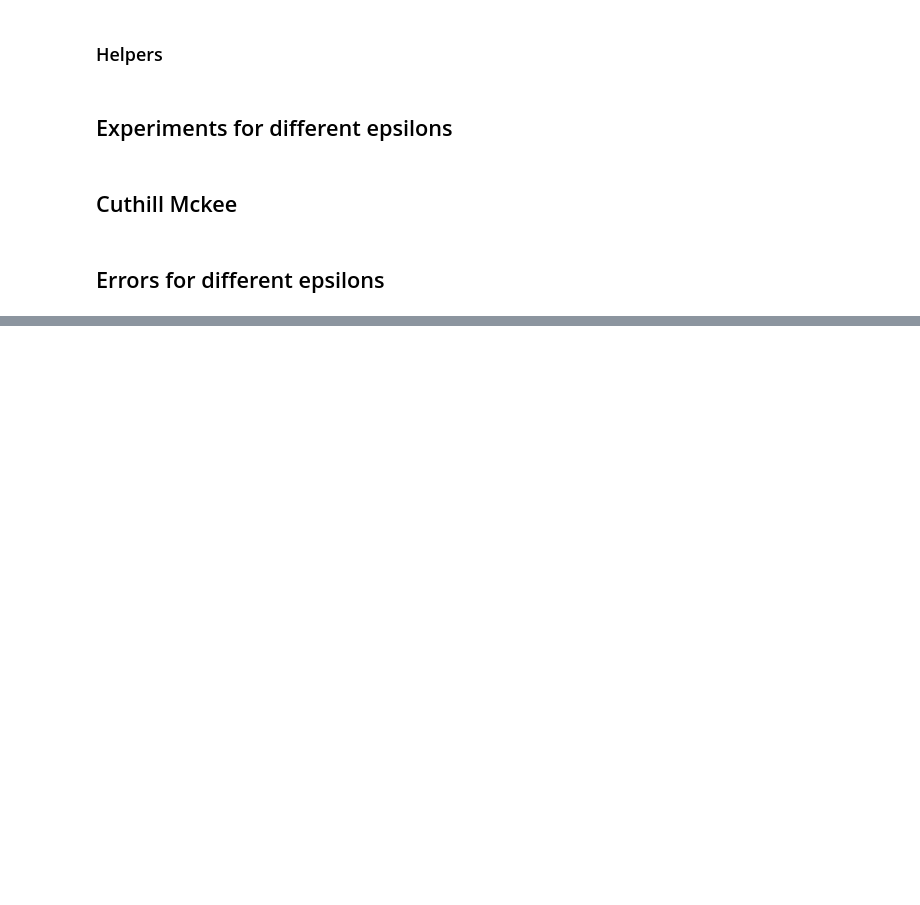
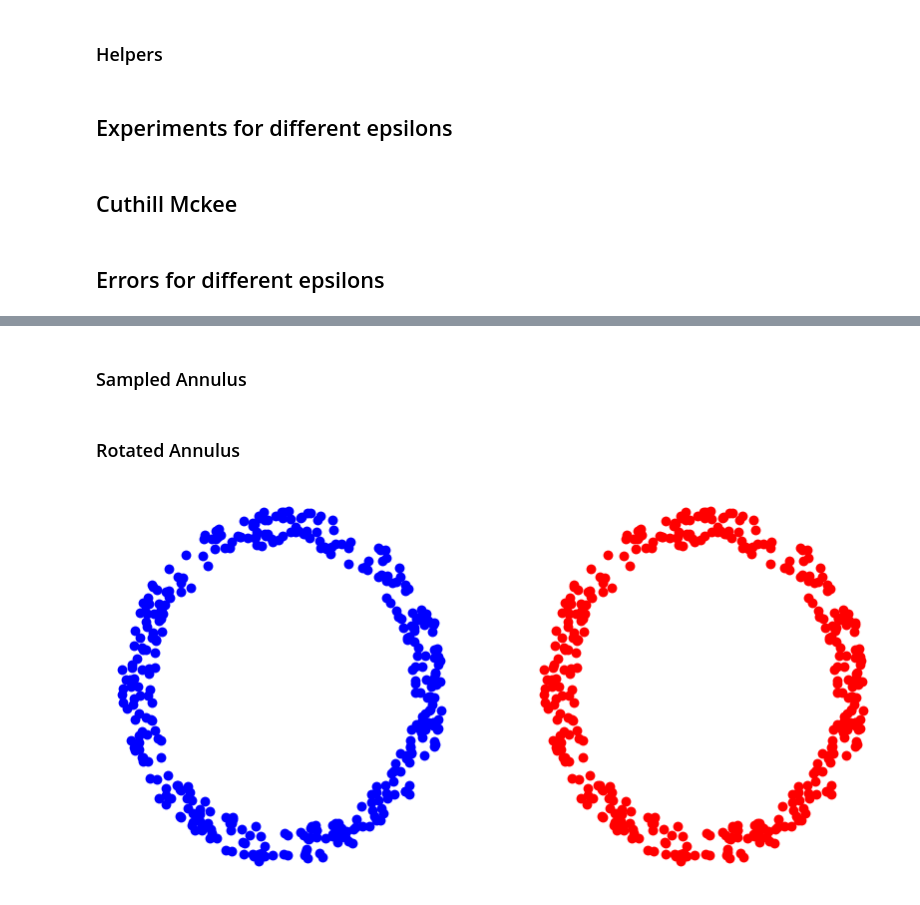
Before and after one commit to redachhaibi/computational-ot, a Jupyter notebook: ipynb/NewtonSparsityExperiments.ipynb, the cells around one changed output, grey strips where cells are left out. Saved outputs shown, nothing was run; the diff lists cells and outputs as text; code cells hidden in the pictures; blank space fills up the shorter version.

```diff
--- a/ipynb/NewtonSparsityExperiments.ipynb
+++ b/ipynb/NewtonSparsityExperiments.ipynb
@@ -209,10 +212,9 @@ for i in range(n):
 # %% [markdown]
 ## Cuthill Mckee
 # %%
-cutoff_x=[1e-10,1e-8,1e-9,1e-9,1e-9,1e-8,1e-9,1e-9,1e-8,1e-8,1e-8]
-cutoff_y=[1e-7,1e-8,1e-9,1e-9,1e-8,1e-8,1e-8,1e-8,1e-8,1e-8,1e-8]
+cutoff_x=[1e-7,1e-7,1e-7,1e-9,1e-9,1e-9,1e-9,1e-9,1e-9,1e-8,1e-8,1e-8]
+cutoff_y=[1e-10,1e-9,1e-8,1e-9,1e-9,1e-9,1e-9,1e-8,1e-8,1e-8,1e-8,1e-8]
 for i in range(n):
-
     CuthillMckee=computational_OT._Expcuthill_mckee(P[i])
     CuthillMckee._evaluate(cut_offx=cutoff_x[i],cut_offy=cutoff_y[i],epsilon=epsilons[i])
 # %% [markdown]
@@ -234,0 +241,32 @@ plt.show()
+# %%
+N=[400,400]
+# %% [markdown]
+### Sampled Annulus
+# %%
+theta = 2*np.pi*np.random.rand(1,N[1])
+r = .8 + .2*np.random.rand(1,N[1])
+y = np.vstack((np.cos(theta)*r,np.sin(theta)*r))
+# %% [markdown]
+### Rotated Annulus
+# %%
+x=np.vstack((np.zeros(N[0]),np.zeros(N[0])))
+x[0][N[0]-1]=y[0][0]
+x[1][N[0]-1]=y[1][0]
+for i in range(N[0]-1):
+    x[0][i]=y[0][i+1]
+    x[1][i]=y[1][i+1]
+# %%
+_,ax=plt.subplots(figsize=(10,5),nrows=1,ncols=2)
+
+plotp(x, 'b',ax[0],scale=50, edgecolors=(0,0,0,0))
+plotp(y, 'r',ax[1],scale=50, edgecolors=(0,0,0,0))
+
+ax[0].axis("off")
+ax[1].axis("off")
+
+# ax[0].xlim(np.min(x[0,:])-.1,np.max(x[0,:])+.1)
+# ax[1].ylim(np.min(y[1,:])-.1,np.max(y[1,:])+.1)
+
+plt.show()
+# %% [output]
+[figure, added]
```
Also changed, not shown: parts of 9 cells of this notebook, 1 other file.
